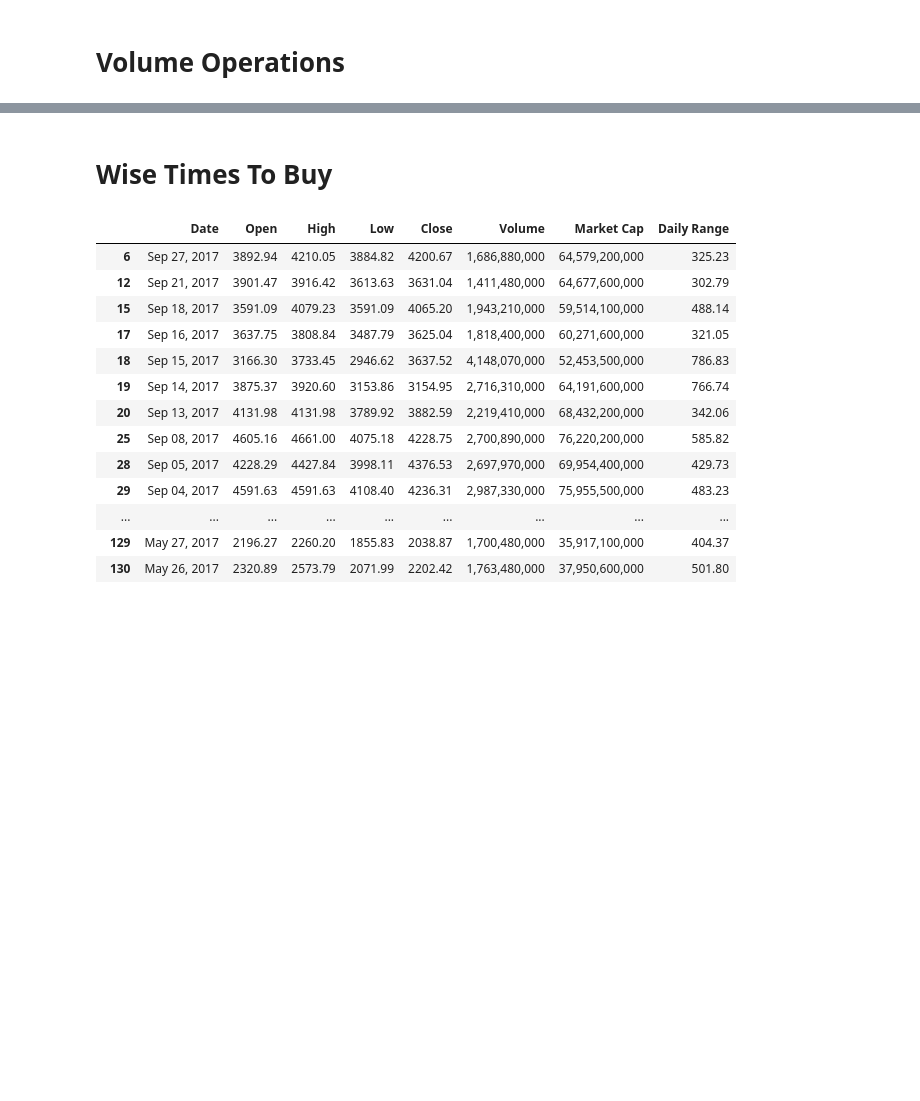
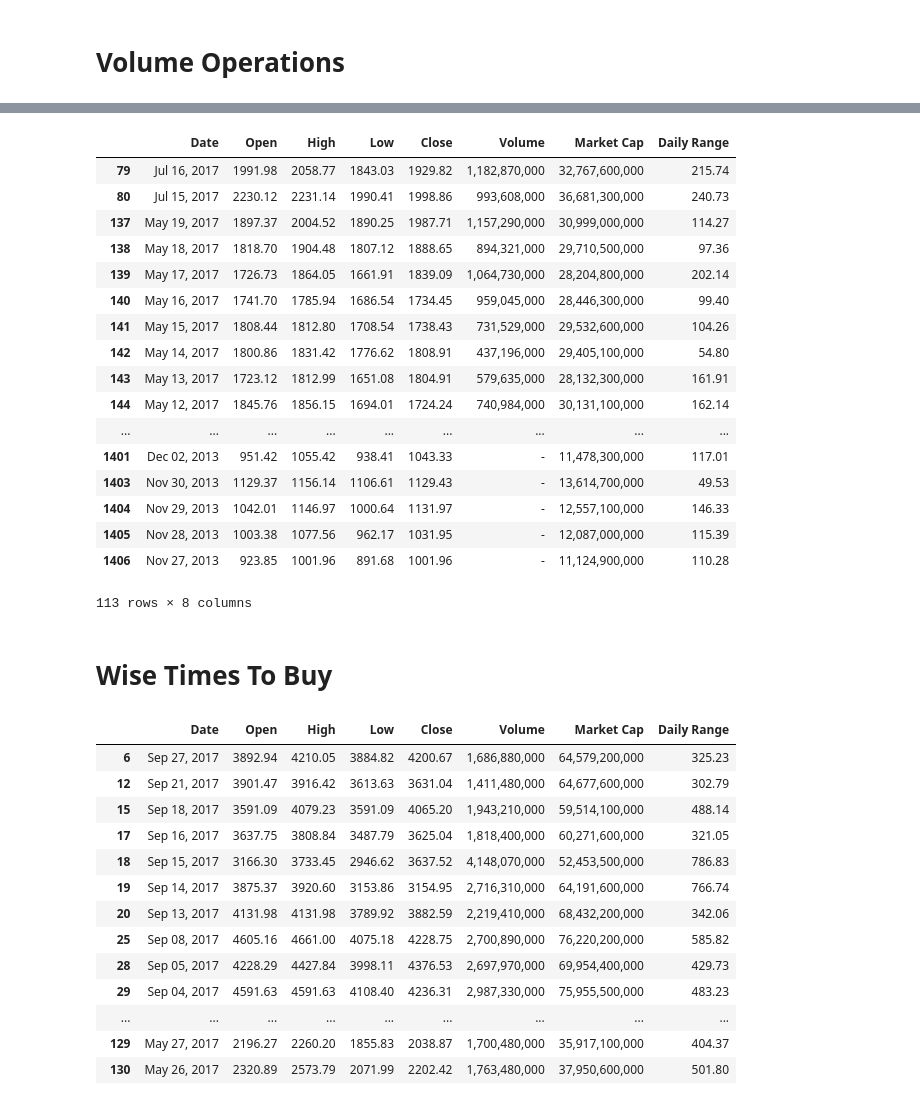
Before and after one commit to kayne10/Crypto-Pirates, a Jupyter notebook: pandas_scripts/BitcoinDataFraming.ipynb, the cells around one changed output, grey strips where cells are left out. Cells and saved outputs as stored; diff of their text form; code cells hidden in the pictures; blank space fills up the shorter version.

```diff
--- a/pandas_scripts/BitcoinDataFraming.ipynb
+++ b/pandas_scripts/BitcoinDataFraming.ipynb
@@ -13,3 +79,26 @@ regex=True, inplace=True)
+# %%
+# Testing
+btc_iteration3 = btc_df[(btc_df['Close']>1000) & (btc_df['Close']<2000)]
+btc_iteration3
+# %% [output]
+|  | Date | Open | High | Low | Close | Volume | Market Cap | Daily Range |
+| 79 | Jul 16, 2017 | 1991.98 | 2058.77 | 1843.03 | 1929.82 | 1,182,870,000 | 32,767,600,000 | 215.74 |
+| 80 | Jul 15, 2017 | 2230.12 | 2231.14 | 1990.41 | 1998.86 | 993,608,000 | 36,681,300,000 | 240.73 |
+| 137 | May 19, 2017 | 1897.37 | 2004.52 | 1890.25 | 1987.71 | 1,157,290,000 | 30,999,000,000 | 114.27 |
+| 138 | May 18, 2017 | 1818.70 | 1904.48 | 1807.12 | 1888.65 | 894,321,000 | 29,710,500,000 | 97.36 |
+| 139 | May 17, 2017 | 1726.73 | 1864.05 | 1661.91 | 1839.09 | 1,064,730,000 | 28,204,800,000 | 202.14 |
+| 140 | May 16, 2017 | 1741.70 | 1785.94 | 1686.54 | 1734.45 | 959,045,000 | 28,446,300,000 | 99.40 |
+| 141 | May 15, 2017 | 1808.44 | 1812.80 | 1708.54 | 1738.43 | 731,529,000 | 29,532,600,000 | 104.26 |
+| 142 | May 14, 2017 | 1800.86 | 1831.42 | 1776.62 | 1808.91 | 437,196,000 | 29,405,100,000 | 54.80 |
+| 143 | May 13, 2017 | 1723.12 | 1812.99 | 1651.08 | 1804.91 | 579,635,000 | 28,132,300,000 | 161.91 |
+| 144 | May 12, 2017 | 1845.76 | 1856.15 | 1694.01 | 1724.24 | 740,984,000 | 30,131,100,000 | 162.14 |
+| ... | ... | ... | ... | ... | ... | ... | ... | ... |
+| 1401 | Dec 02, 2013 | 951.42 | 1055.42 | 938.41 | 1043.33 | - | 11,478,300,000 | 117.01 |
+| 1403 | Nov 30, 2013 | 1129.37 | 1156.14 | 1106.61 | 1129.43 | - | 13,614,700,000 | 49.53 |
+| 1404 | Nov 29, 2013 | 1042.01 | 1146.97 | 1000.64 | 1131.97 | - | 12,557,100,000 | 146.33 |
+| 1405 | Nov 28, 2013 | 1003.38 | 1077.56 | 962.17 | 1031.95 | - | 12,087,000,000 | 115.39 |
+| 1406 | Nov 27, 2013 | 923.85 | 1001.96 | 891.68 | 1001.96 | - | 11,124,900,000 | 110.28 |
+113 rows × 8 columns
 # %% [markdown]
 # Wise Times To Buy
 # %%
```
Also changed, not shown: parts of 8 cells of this notebook.
